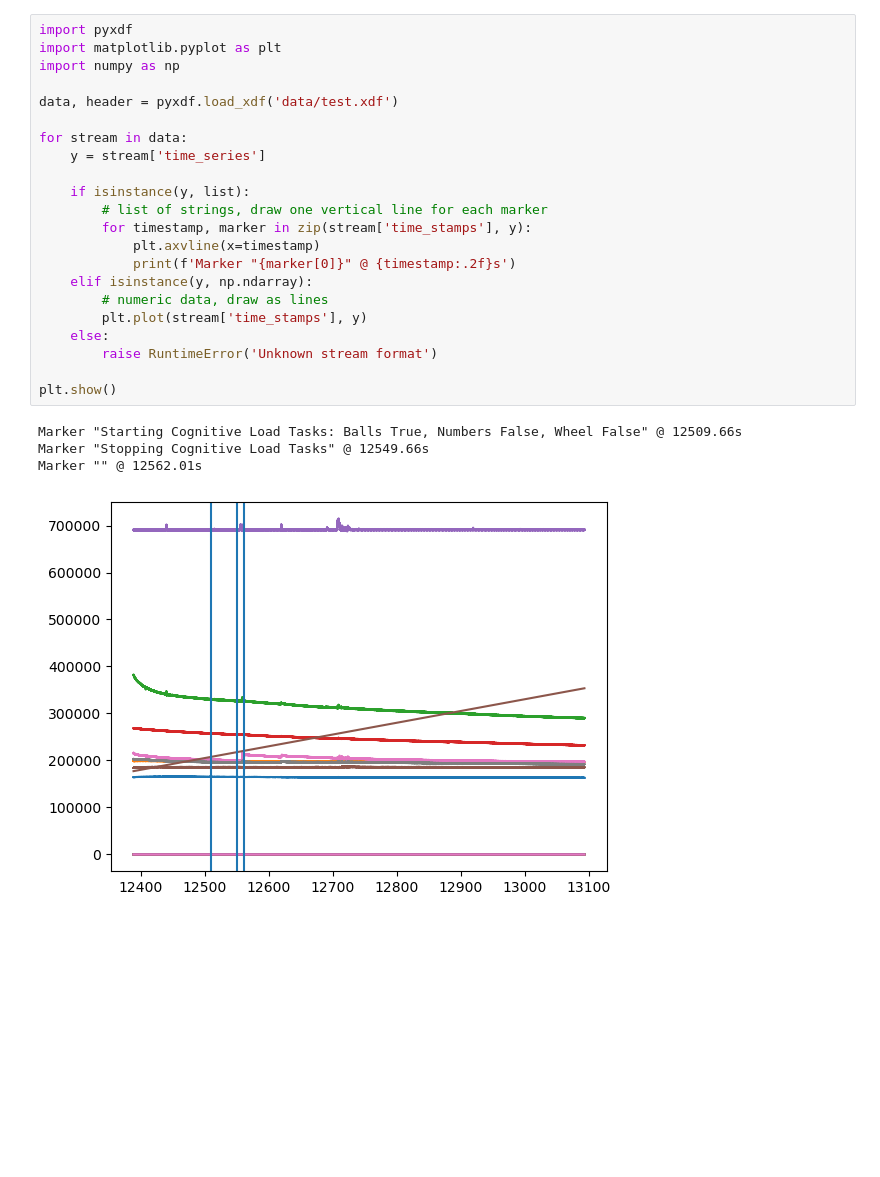
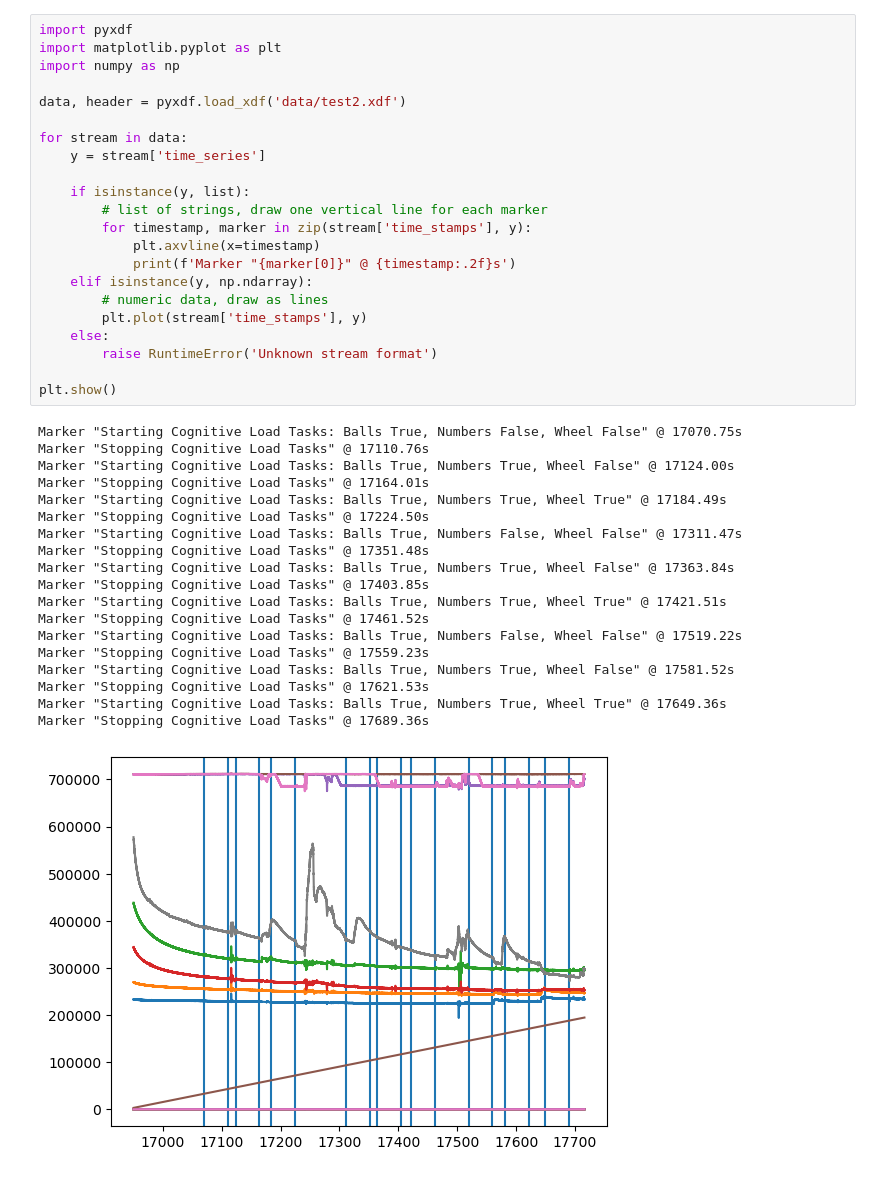
Before and after one commit to tobiasweede/eeg-workshop-bremen, a Jupyter notebook: analysis.ipynb, the cells around one changed output. Drawn from its saved outputs; the diff is of its cells as text; blank space fills up the shorter version.

```diff
--- a/analysis.ipynb
+++ b/analysis.ipynb
@@ -1,27 +1,42 @@
 # %%
 import pyxdf
 import matplotlib.pyplot as plt
 import numpy as np
 
-data, header = pyxdf.load_xdf('data/test.xdf')
+data, header = pyxdf.load_xdf('data/test2.xdf')
 
 for stream in data:
     y = stream['time_series']
 
     if isinstance(y, list):
         # list of strings, draw one vertical line for each marker
         for timestamp, marker in zip(stream['time_stamps'], y):
             plt.axvline(x=timestamp)
             print(f'Marker "{marker[0]}" @ {timestamp:.2f}s')
     elif isinstance(y, np.ndarray):
         # numeric data, draw as lines
         plt.plot(stream['time_stamps'], y)
     else:
         raise RuntimeError('Unknown stream format')
 
 plt.show()
 # %% [output]
-Marker "Starting Cognitive Load Tasks: Balls True, Numbers False, Wheel False" @ 12509.66s
-Marker "Stopping Cognitive Load Tasks" @ 12549.66s
-Marker "" @ 12562.01s
+Marker "Starting Cognitive Load Tasks: Balls True, Numbers False, Wheel False" @ 17070.75s
+Marker "Stopping Cognitive Load Tasks" @ 17110.76s
+Marker "Starting Cognitive Load Tasks: Balls True, Numbers True, Wheel False" @ 17124.00s
+Marker "Stopping Cognitive Load Tasks" @ 17164.01s
+Marker "Starting Cognitive Load Tasks: Balls True, Numbers True, Wheel True" @ 17184.49s
+Marker "Stopping Cognitive Load Tasks" @ 17224.50s
+Marker "Starting Cognitive Load Tasks: Balls True, Numbers False, Wheel False" @ 17311.47s
+Marker "Stopping Cognitive Load Tasks" @ 17351.48s
+Marker "Starting Cognitive Load Tasks: Balls True, Numbers True, Wheel False" @ 17363.84s
+Marker "Stopping Cognitive Load Tasks" @ 17403.85s
+Marker "Starting Cognitive Load Tasks: Balls True, Numbers True, Wheel True" @ 17421.51s
+Marker "Stopping Cognitive Load Tasks" @ 17461.52s
+Marker "Starting Cognitive Load Tasks: Balls True, Numbers False, Wheel False" @ 17519.22s
+Marker "Stopping Cognitive Load Tasks" @ 17559.23s
+Marker "Starting Cognitive Load Tasks: Balls True, Numbers True, Wheel False" @ 17581.52s
+Marker "Stopping Cognitive Load Tasks" @ 17621.53s
+Marker "Starting Cognitive Load Tasks: Balls True, Numbers True, Wheel True" @ 17649.36s
+Marker "Stopping Cognitive Load Tasks" @ 17689.36s
-[figure, old version]
+[figure, new version]
```
Also changed, not shown: parts of 3 cells of this notebook, 1 other file.
